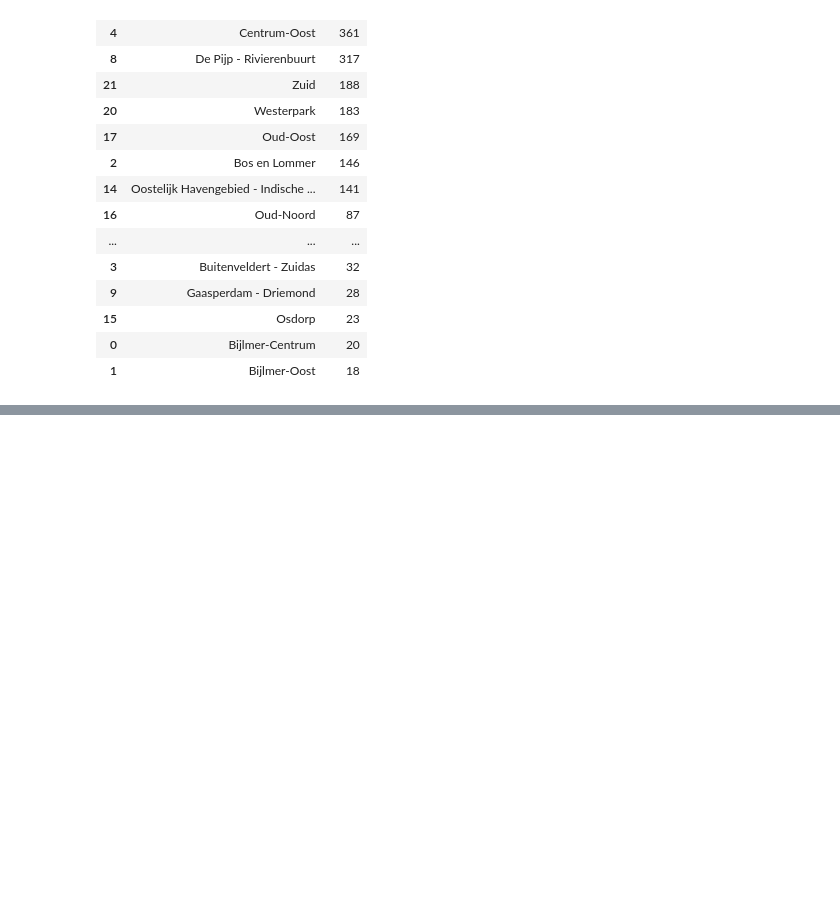
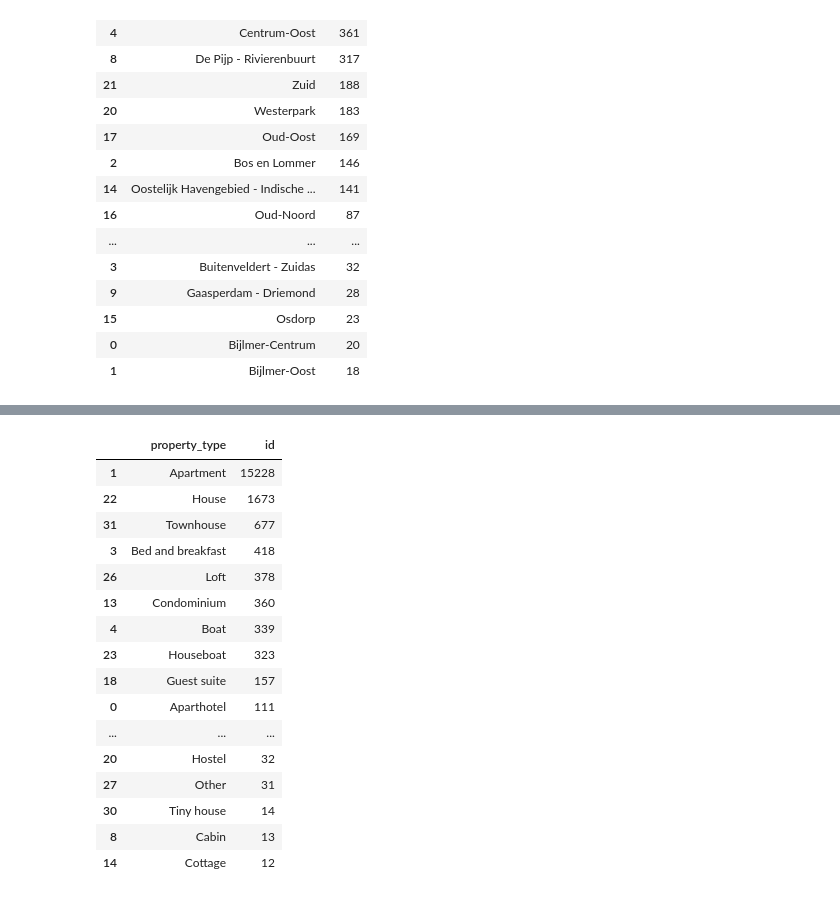
Before and after one commit to Daesparz/airbnb_amsterdam, a Jupyter notebook: Data_analysis/analysis_neighborhoods.ipynb, the cells around one changed output, grey strips where cells are left out. Saved outputs shown, nothing was run; the diff lists cells and outputs as text; code cells hidden in the pictures; blank space fills up the shorter version.

```diff
--- a/Data_analysis/analysis_neighborhoods.ipynb
+++ b/Data_analysis/analysis_neighborhoods.ipynb
@@ -318,0 +383,20 @@ superhosts.sort_values(by=['count'], ascending=False)
+# %%
+distribution_properties_filter.sort_values(by=['id'], ascending=False)
+# %% [output]
+|  | property_type | id |
+| 1 | Apartment | 15228 |
+| 22 | House | 1673 |
+| 31 | Townhouse | 677 |
+| 3 | Bed and breakfast | 418 |
+| 26 | Loft | 378 |
+| 13 | Condominium | 360 |
+| 4 | Boat | 339 |
+| 23 | Houseboat | 323 |
+| 18 | Guest suite | 157 |
+| 0 | Aparthotel | 111 |
+| ... | ... | ... |
+| 20 | Hostel | 32 |
+| 27 | Other | 31 |
+| 30 | Tiny house | 14 |
+| 8 | Cabin | 13 |
+| 14 | Cottage | 12 |
```
Also changed, not shown: parts of 19 cells of this notebook.
